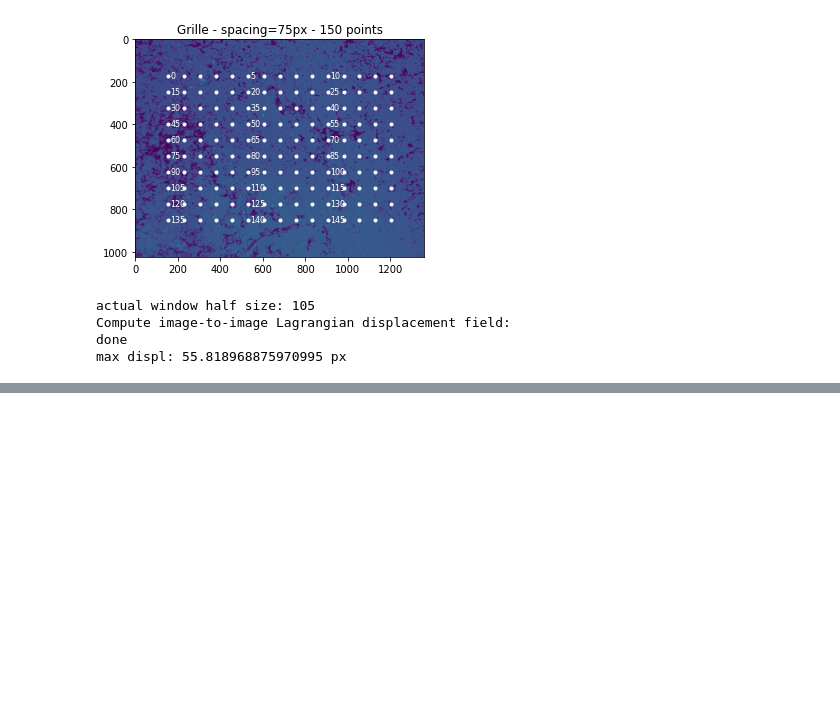
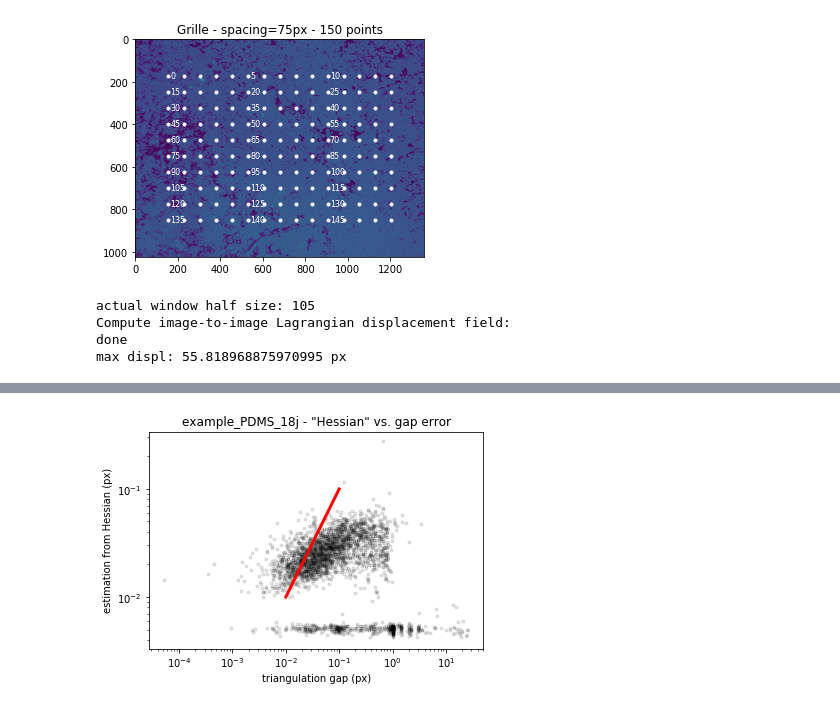
Before and after one commit to xdze2/stretchablecorr, a Jupyter notebook: run_corr.ipynb, the cells around one changed output, grey strips where cells are left out. Cells and saved outputs as stored; diff of their text form; code cells hidden in the pictures; blank space fills up the shorter version.

```diff
--- a/run_corr.ipynb
+++ b/run_corr.ipynb
@@ -160,9 +165,9 @@ sc.plot_trajectories(tw_steps_trajectories,
 # %%
-plt.title(f'{sample_name} - Hessian vs. gap error');
-#plt.loglog(gaps.flatten(), np.sqrt(err1[1:, :, 1].flatten()), '.g', alpha=0.5);
-#plt.loglog(gaps.flatten(), np.sqrt(err1[:, :, 1]), '.m', alpha=0.5);
+plt.title(f'{sample_name} - "Hessian" vs. gap error');
 plt.loglog(gaps.flatten(), np.sqrt(err2[:, :, 1].flatten()), '.k', alpha=0.1);
 identity_line = [1e-2, 1e-1]
 plt.loglog(identity_line, identity_line, '-r', linewidth=3)
 plt.xlabel('triangulation gap (px)');
 plt.ylabel('estimation from Hessian (px)');
+# %% [output]
+[figure, added]
```
Also changed, not shown: parts of 11 cells of this notebook, 3 other files.
